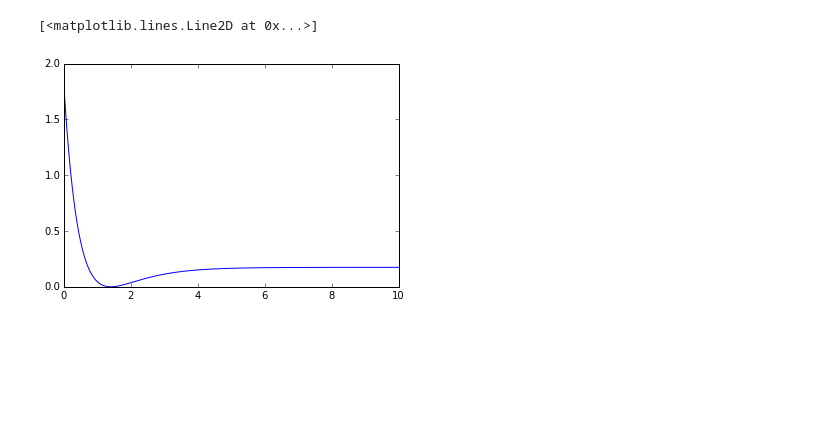
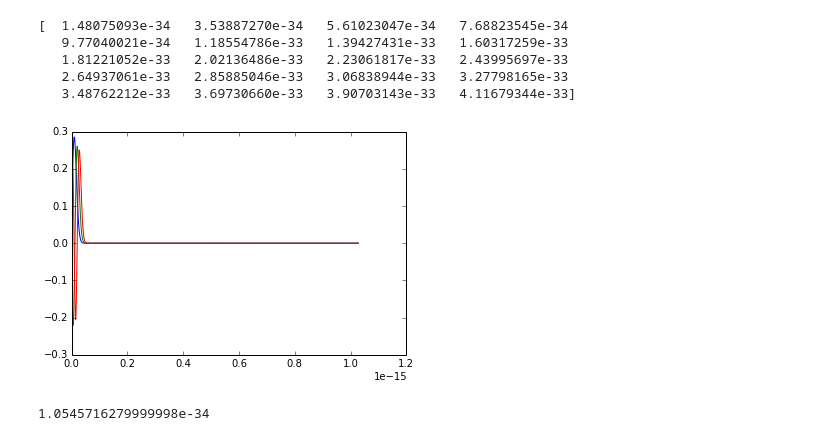
Before and after one commit to AndreiHG/ultracold-molec-coll, a Jupyter notebook: quantum/fgh.ipynb, the cells around one changed output. Saved outputs shown, nothing was run; the diff lists cells and outputs as text; code cells hidden in the pictures; blank space fills up the shorter version.

```diff
--- a/quantum/fgh.ipynb
+++ b/quantum/fgh.ipynb
@@ -76,20 +152,8 @@ fgh(V_morse,x_grid,1822/2.0)
 # %%
+def V_ho_SI(x,m,omega):
+    return 0.5*m*omega*x**2
 
-def regrid(x_min, x_max, N, A, beta):
-
-    x_mapping = lambda Q: x_min + Q - A * np.arctan(beta*Q)
-
-    Q_max = sp.optimize.root(lambda Q: x_mapping(Q)-x_max,1.0).x
-    Q_min = 0
-
-    Q = np.linspace(Q_min, Q_max, N)
-    #plt.plot(Q,x_mapping(Q))
-
-    J = 1 - A * beta / (1 + (beta * Q)**2)
-
-    return Q, J, x_mapping(Q)
-
-def fgh_scaled(V, x_grid, x_coord, J, m):
+def fgh_scaled_SI(V, x_grid, x_coord, J, m):
 
     J_inv = J**(-1)
 
@@ -118,7 +182,7 @@ def fgh_scaled(V, x_grid, x_coord, J, m):
         dphi_dq = np.multiply(J_inv, np.fft.ifft(np.multiply(T_k, F_phi_n)))
         F_dphi_dq = np.fft.fft(dphi_dq)
         dphi_dq2 = np.multiply(J_inv, np.fft.ifft(np.multiply(T_k, F_dphi_dq)))
-        T_phi_n = dphi_dq2 * 2/m * (np.pi/(xmax))**2
+        T_phi_n = dphi_dq2 * 2/m * (c.hbar*np.pi/(xmax))**2
 
         H[:,n] = T_phi_n + V_phi_n
 
@@ -134,4 +198,6 @@ def fgh_scaled(V, x_grid, x_coord, J, m):
     print(E[0:20])
     #plt.plot(E[0:20])
 
-    plt.plot(x_coord,-psi[:,5])
+    plt.plot(x_coord,-psi[:,0])
+    plt.plot(x_coord,-psi[:,1])
+    plt.plot(x_coord,-psi[:,2])
@@ -162,5 +204,17 @@ plt.plot(x_coord)
-# %%
-plt.plot(x_grid,V_morse(x_grid))
-# %% [output]
-[<matplotlib.lines.Line2D at 0x...>]
-[figure, removed]
+# %%
+Q_grid, J, x_coord = regrid(0,100*np.sqrt(c.hbar),1000,9.9,0.1)
+x_grid = np.linspace(0,100*np.sqrt(c.hbar),1000)
+
+fgh_scaled_SI(lambda x:V_ho_SI(x,1.0,1.0),x_grid,x_grid,np.ones(x_grid.size),1.0)
+#fgh_scaled_SI(lambda x:V_ho_SI(x,2.0,1.0/c.hbar),x_grid,2.0)
+# %% [output]
+[  1.48075093e-34   3.53887270e-34   5.61023047e-34   7.68823545e-34
+   9.77040021e-34   1.18554786e-33   1.39427431e-33   1.60317259e-33
+   1.81221052e-33   2.02136486e-33   2.23061817e-33   2.43995697e-33
+   2.64937061e-33   2.85885046e-33   3.06838944e-33   3.27798165e-33
+   3.48762212e-33   3.69730660e-33   3.90703143e-33   4.11679344e-33]
+[figure, added]
+# %%
+c.hbar
+# %% [output]
+1.0545716279999998e-34
```
Also changed, not shown: parts of 7 cells of this notebook.
